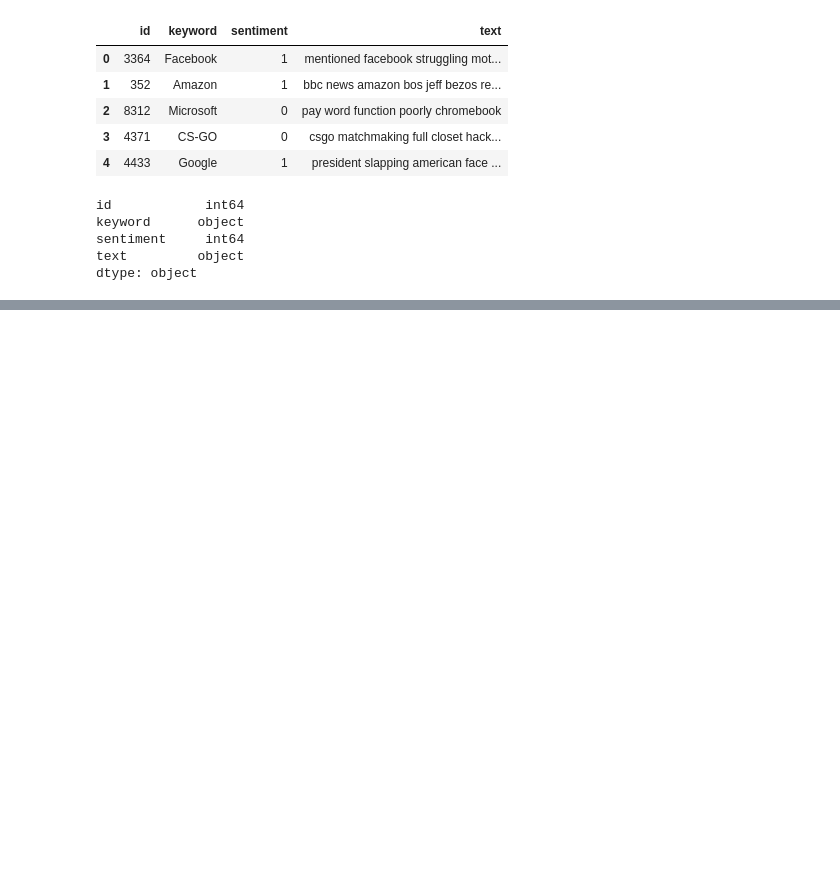
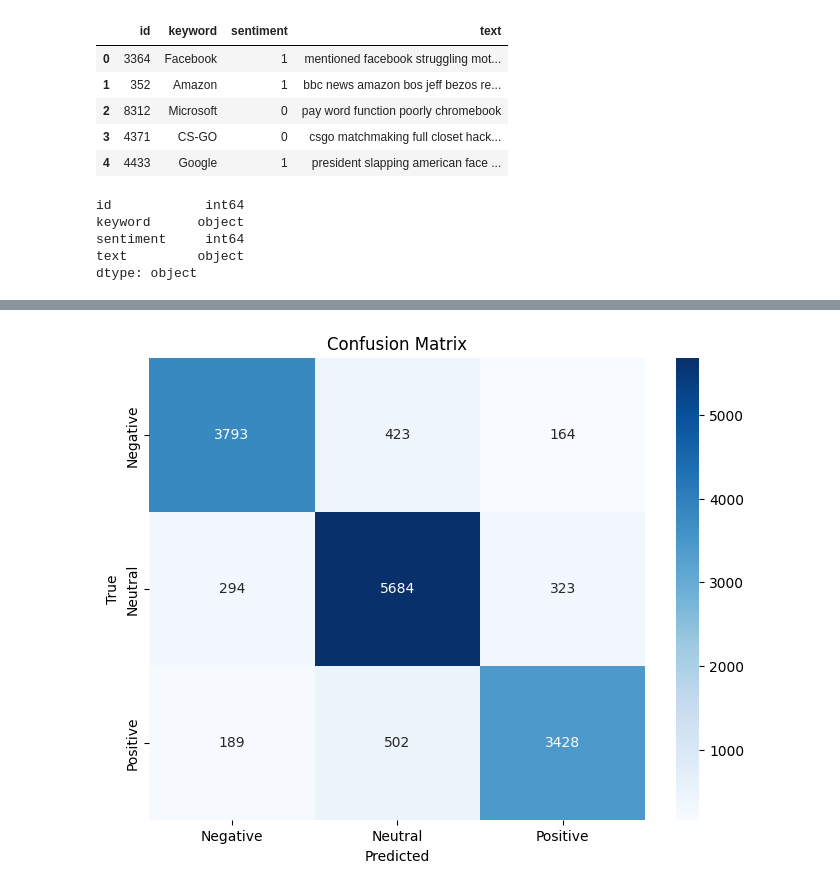
Before and after one commit to AtharSayed/CodeLLM, a Jupyter notebook: sentiment_analysis/main.ipynb, the cells around one changed output, grey strips where cells are left out. Saved outputs shown, nothing was run; the diff lists cells and outputs as text; code cells hidden in the pictures; blank space fills up the shorter version.

Commit message:
Updated with classification reports and model performance conclusions

```diff
--- a/sentiment_analysis/main.ipynb
+++ b/sentiment_analysis/main.ipynb
@@ -201,0 +207,17 @@ Epoch 10/10
+# %%
+from sklearn.metrics import confusion_matrix, classification_report, f1_score, recall_score
+import matplotlib.pyplot as plt
+import seaborn as sns
+y_pred_prob = model.predict(X_test)  # Get predicted probabilities
+y_pred = np.argmax(y_pred_prob, axis=1)  # Convert probabilities to class labels (0, 1, or 2)
+
+# Step 2: Get true labels
+y_true = np.argmax(y_test, axis=1)  # Convert one-hot encoded labels to class labels (0, 1, or 2)
+cm = confusion_matrix(y_true, y_pred)
+plt.figure(figsize=(8, 6))
+sns.heatmap(cm, annot=True, fmt='g', cmap='Blues', xticklabels=['Negative', 'Neutral', 'Positive'], yticklabels=['Negative', 'Neutral', 'Positive'])
+plt.title('Confusion Matrix')
+plt.xlabel('Predicted')
+plt.ylabel('True')
+plt.show()
+# %% [output]
@@ -201,0 +225 @@ Epoch 10/10
+[figure, added]
```
Also changed, not shown: parts of 6 cells of this notebook.
